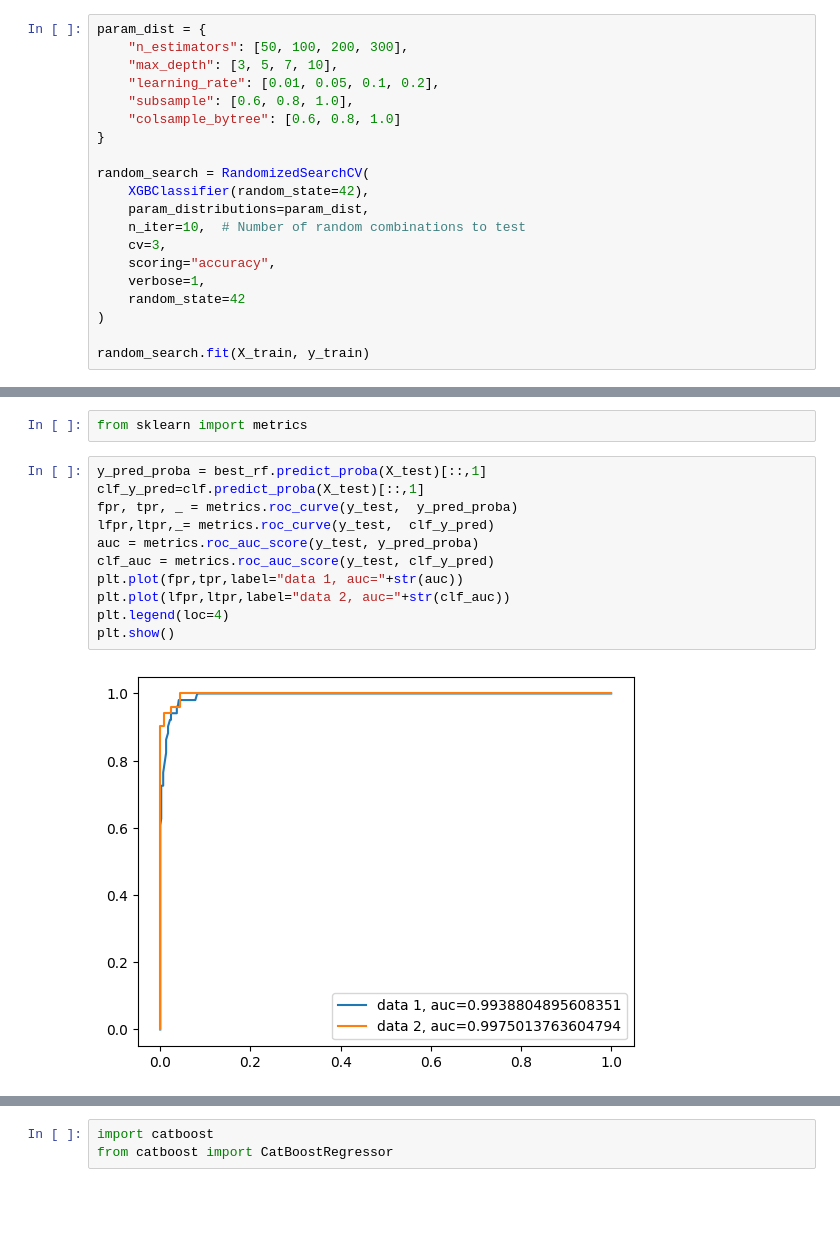
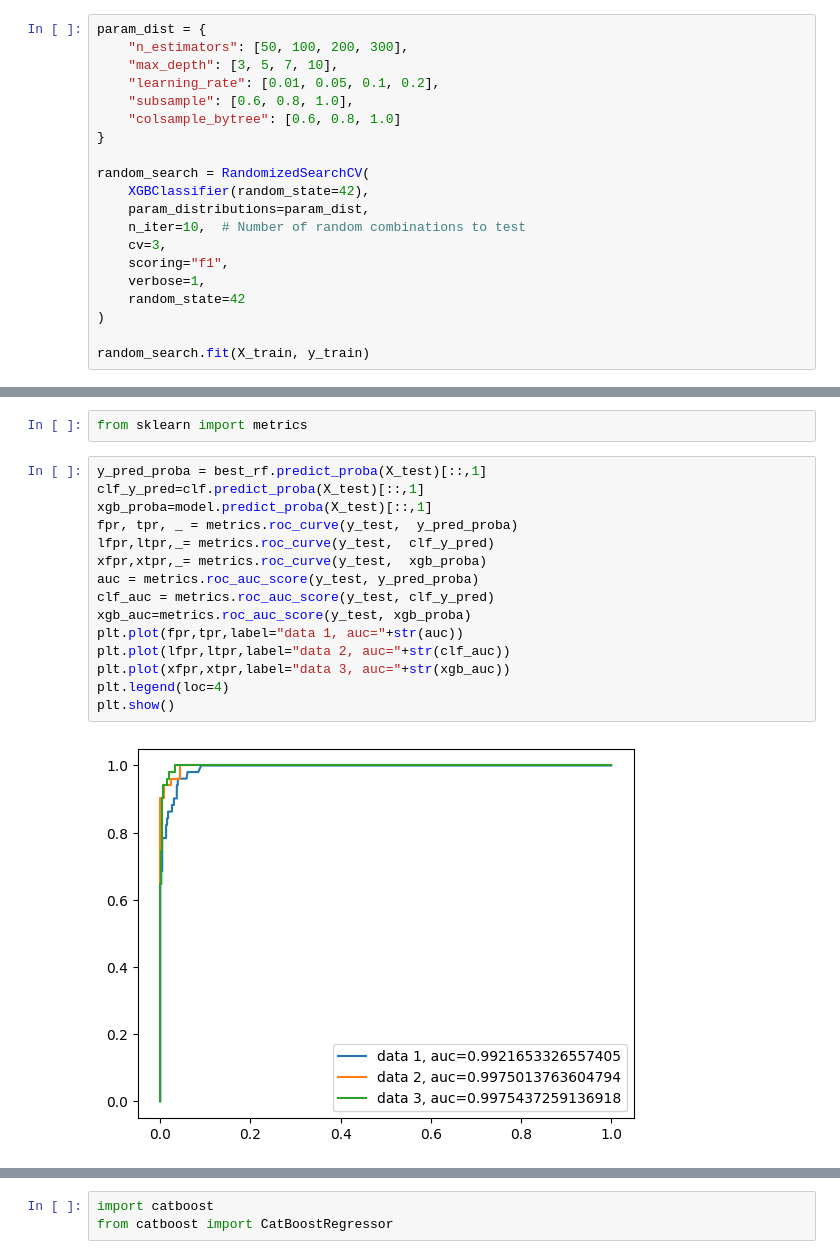
Before and after one commit to jojoroy/Depression, a Jupyter notebook: depression.ipynb, the cells around one changed output, grey strips where cells are left out. Cells and saved outputs as stored; diff of their text form; blank space fills up the shorter version.

```diff
--- a/depression.ipynb
+++ b/depression.ipynb
@@ -350,7 +370,7 @@ random_search = RandomizedSearchCV(
     param_distributions=param_dist,
     n_iter=10,  # Number of random combinations to test
     cv=3,
-    scoring="accuracy",
+    scoring="f1",
     verbose=1,
     random_state=42
 )
@@ -411,13 +431,17 @@ from sklearn import metrics
 # %%
 y_pred_proba = best_rf.predict_proba(X_test)[::,1]
 clf_y_pred=clf.predict_proba(X_test)[::,1]
+xgb_proba=model.predict_proba(X_test)[::,1]
 fpr, tpr, _ = metrics.roc_curve(y_test,  y_pred_proba)
 lfpr,ltpr,_= metrics.roc_curve(y_test,  clf_y_pred)
+xfpr,xtpr,_= metrics.roc_curve(y_test,  xgb_proba)
 auc = metrics.roc_auc_score(y_test, y_pred_proba)
 clf_auc = metrics.roc_auc_score(y_test, clf_y_pred)
+xgb_auc=metrics.roc_auc_score(y_test, xgb_proba)
 plt.plot(fpr,tpr,label="data 1, auc="+str(auc))
 plt.plot(lfpr,ltpr,label="data 2, auc="+str(clf_auc))
+plt.plot(xfpr,xtpr,label="data 3, auc="+str(xgb_auc))
 plt.legend(loc=4)
 plt.show()
 # %% [output]
-[figure, old version]
+[figure, new version]
```
Also changed, not shown: parts of 9 cells of this notebook.
